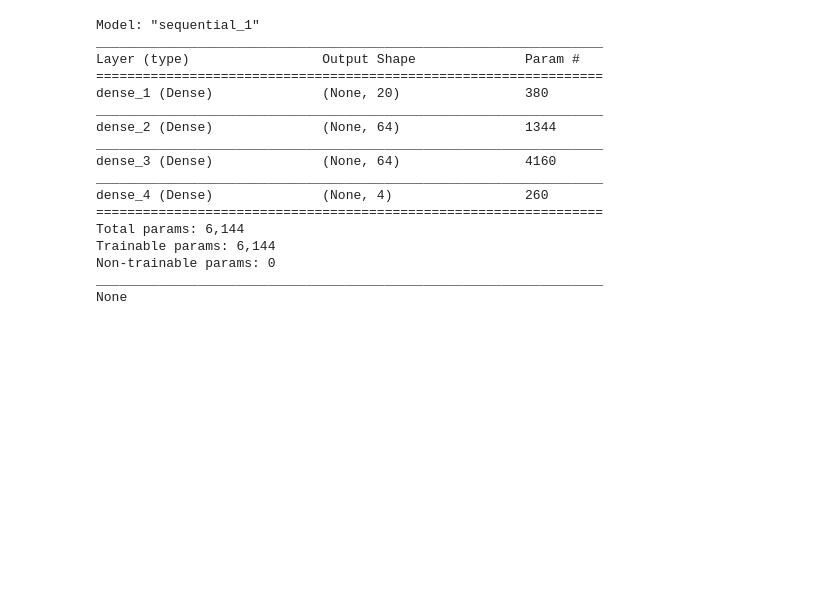
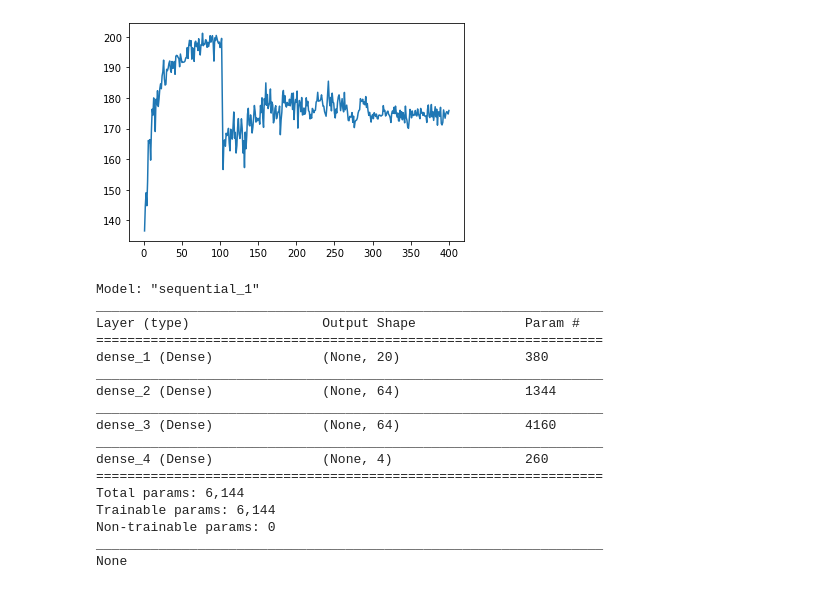
Before and after one commit to nyoung8/DominionAI, a Jupyter notebook: DominionAI/complexModel.ipynb, the cells around one changed output. Drawn from its saved outputs; the diff is of its cells as text; code cells hidden in the pictures; blank space fills up the shorter version.

```diff
--- a/DominionAI/complexModel.ipynb
+++ b/DominionAI/complexModel.ipynb
@@ -128 +134,5 @@ subgraph(50, num_episodes, game_lengths)
+# %%
+subgraph(25, num_episodes, card_counts)
+# %% [output]
+[figure, added]
 # %%
```
Also changed, not shown: parts of 8 cells of this notebook, 2 other files.
